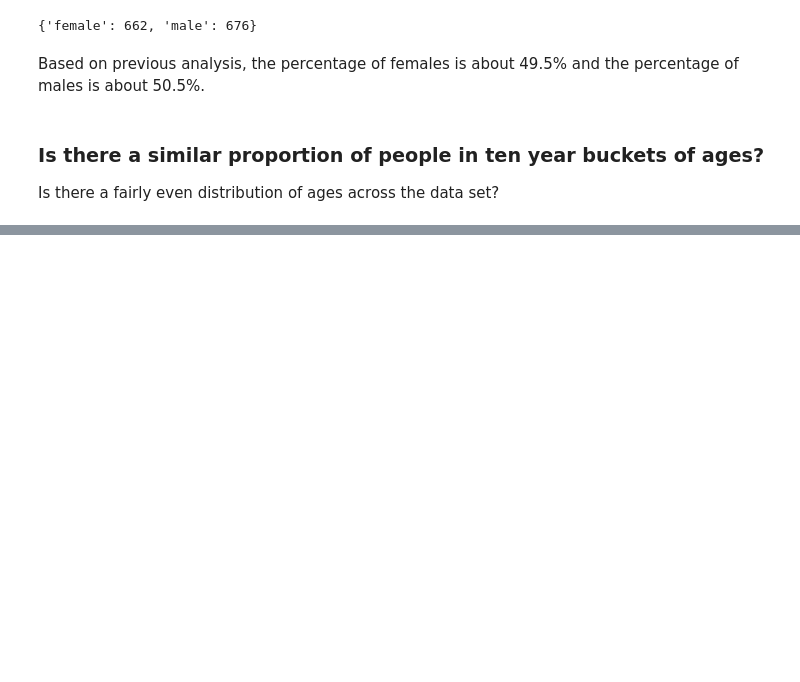
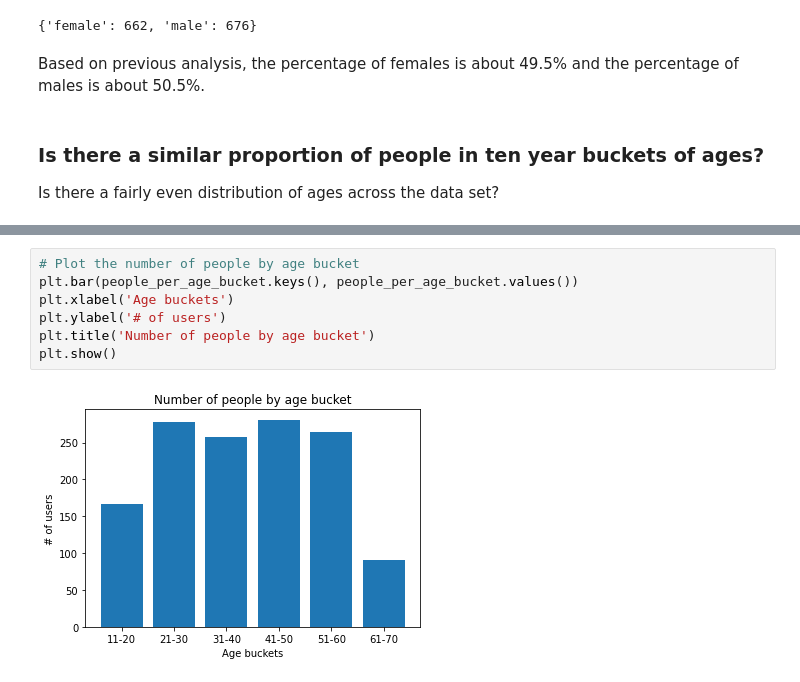
Before and after one commit to jladicos/US-Medical-costs-project, a Jupyter notebook: us-medical-insurance-costs.ipynb, the cells around one changed output, grey strips where cells are left out. Drawn from its saved outputs; the diff is of its cells as text; blank space fills up the shorter version.

```diff
--- a/us-medical-insurance-costs.ipynb
+++ b/us-medical-insurance-costs.ipynb
@@ -244,0 +307,9 @@ Is there a fairly even distribution of ages across the data set?
+# %%
+# Plot the number of people by age bucket
+plt.bar(people_per_age_bucket.keys(), people_per_age_bucket.values())
+plt.xlabel('Age buckets')
+plt.ylabel('# of users')
+plt.title('Number of people by age bucket')
+plt.show()
+# %% [output]
+[figure, added]
```
Also changed, not shown: parts of 6 cells of this notebook.
